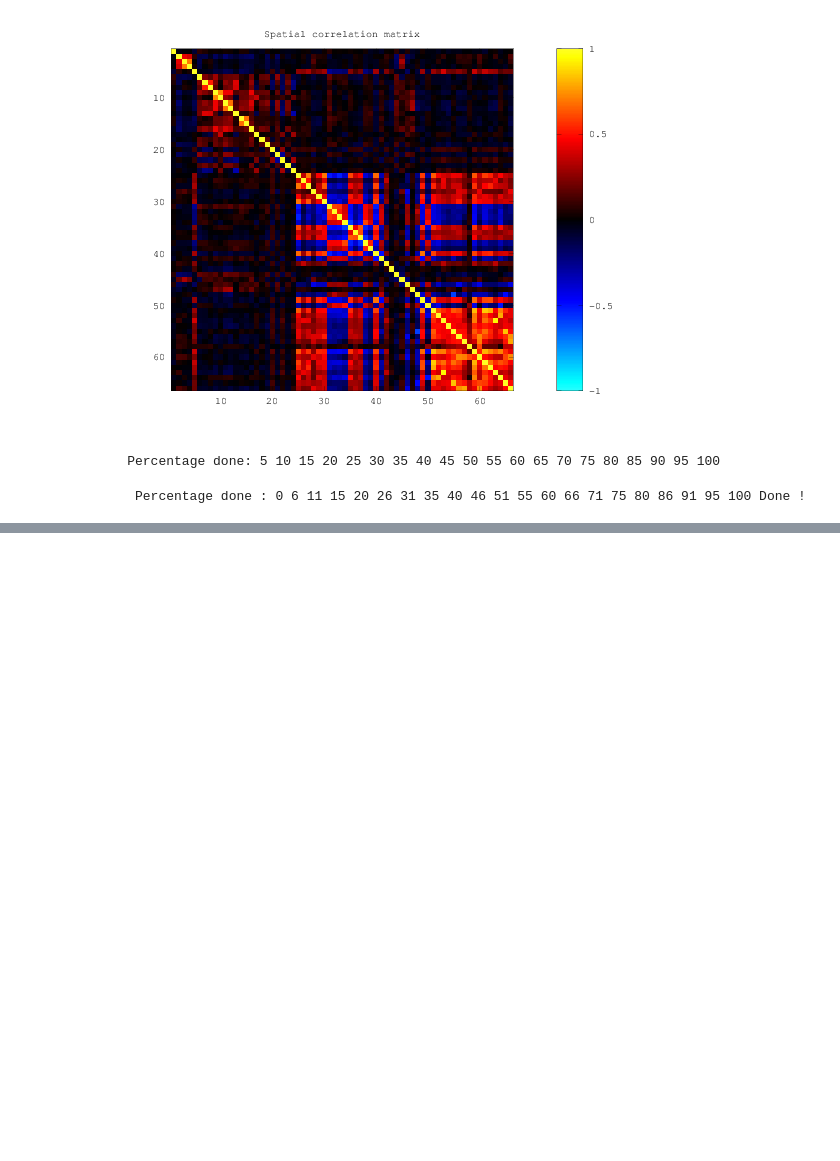
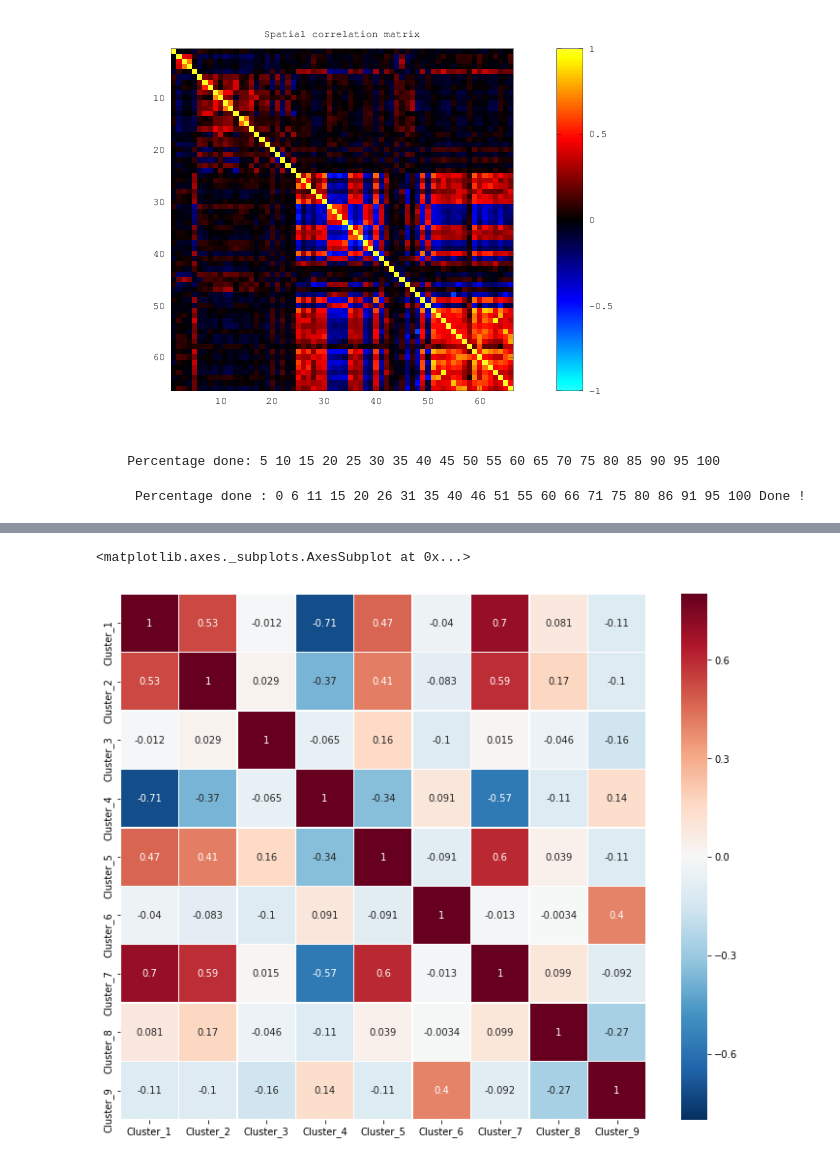
Before and after one commit to SIMEXP/hcp, a Jupyter notebook: hcp_clustering_bootstraping_pheno.ipynb, the cells around one changed output, grey strips where cells are left out. Saved outputs shown, nothing was run; the diff lists cells and outputs as text; code cells hidden in the pictures; blank space fills up the shorter version.

```diff
--- a/hcp_clustering_bootstraping_pheno.ipynb
+++ b/hcp_clustering_bootstraping_pheno.ipynb
@@ -489,7 +491,7 @@ f.savefig('/home/yassinebha/Drive/HCP/subtypes_scores/26-10-2016/Figures/associa
 # Make a new pheno table with the average scores of these bootstraped pheno
 data = np.array([np.mean(merged_pheno_norm[[use_columns[x] for x in np.where(pci==sid)[0]]],1) for sid in np.unique(pci)])
 inde_x = merged_pheno_norm.index
-col_names = ['Subtype_{}'.format(x) for x in np.unique(pci)]
+col_names = ['Cluster_{}'.format(x) for x in np.unique(pci)]
 sbt_pheno_bootstrap = pd.DataFrame(data=data.T, columns=col_names, index=inde_x)
 merged_pheno_clust_bootstrap = pd.merge(pheno[["Subject"]], sbt_pheno_bootstrap, how='right', left_index=True, right_index=True)
 merged_pheno_clust_bootstrap.to_csv(os.path.join(path_root,'subtypes_scores/26-10-2016/pheno/hcp_bootstraped_pheno_nonan_norm_python.csv'), index=False)
@@ -532,3 +534,9 @@ Cluster 1:
 Cluster 2:
      PSQI_Score
 ... (63 outputs left out)
+# %%
+f, ax = plt.subplots(figsize=(n_sbt+4, n_sbt+1))
+sns.heatmap(merged_pheno_clust_bootstrap.get(["Cluster_{}".format(x) for x in np.arange(1,n_sbt+1)]).corr(),linewidths=.5,annot=True,ax=ax,vmax=.8,square=True)
+# %% [output]
+<matplotlib.axes._subplots.AxesSubplot at 0x...>
+[figure, added]
```
Also changed, not shown: parts of 9 cells of this notebook, 9 other files.
